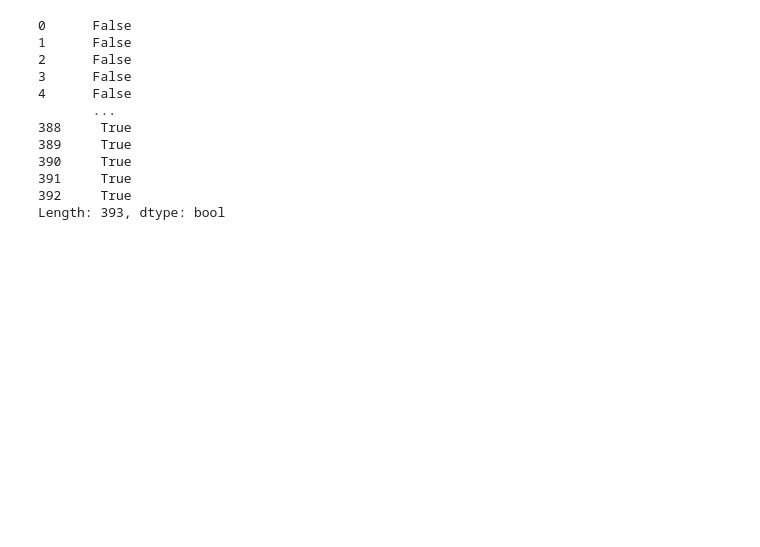
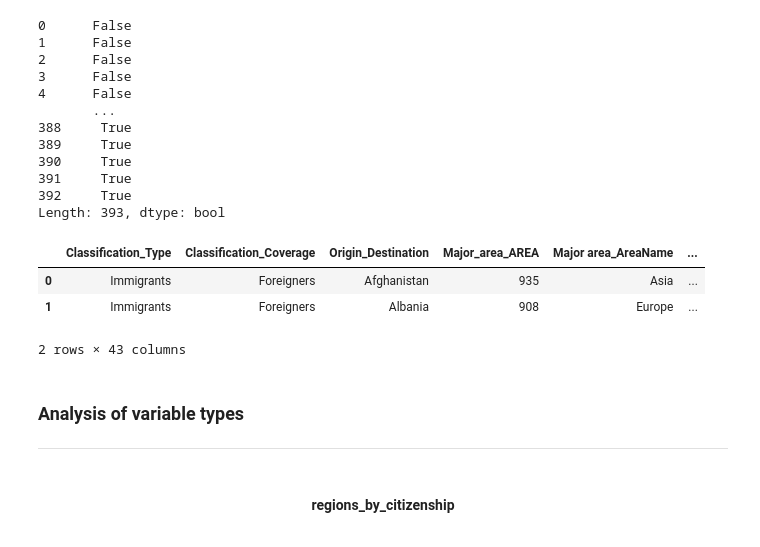
Before and after one commit to rttrif/TrifonovRS.Data_Analysiss_Portfolio.github.io, a Jupyter notebook: 1. Data Wrangling/Project 1 - Immigration of Canada/Project 1 - Immigration of Canada.ipynb, the cells around one changed output. Drawn from its saved outputs; the diff is of its cells as text; code cells hidden in the pictures; blank space fills up the shorter version.

```diff
--- a/1. Data Wrangling/Project 1 - Immigration of Canada/Project 1 - Immigration of Canada.ipynb
+++ b/1. Data Wrangling/Project 1 - Immigration of Canada/Project 1 - Immigration of Canada.ipynb
@@ -499,3 +518,17 @@ canada_by_citizenship.duplicated()
 Length: 393, dtype: bool
 # %%
 canada_by_citizenship_drop_dup = canada_by_citizenship.drop_duplicates()
+# %%
+canada_by_citizenship.head(2)
+# %% [output]
+|  | Classification_Type | Classification_Coverage | Origin_Destination | Major_area_AREA | Major area_AreaName | ... |
+| 0 | Immigrants | Foreigners | Afghanistan | 935 | Asia | ... |
+| 1 | Immigrants | Foreigners | Albania | 908 | Europe | ... |
+2 rows × 43 columns
+# %% [markdown]
+### Analysis of variable types
+---
+# %% [markdown]
+<center>
+
+#### regions_by_citizenship
```
Also changed, not shown: parts of 15 cells of this notebook.
